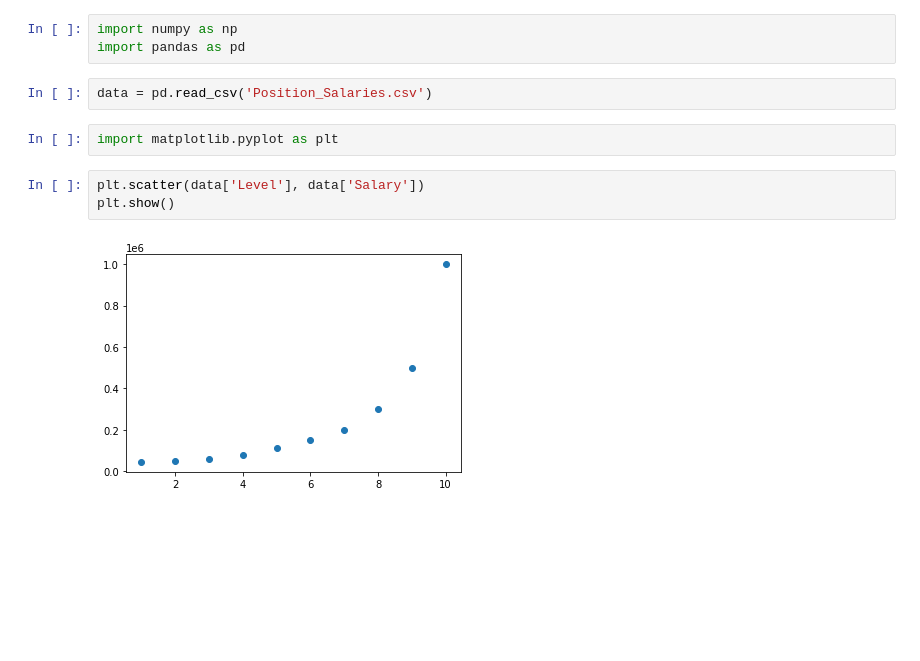
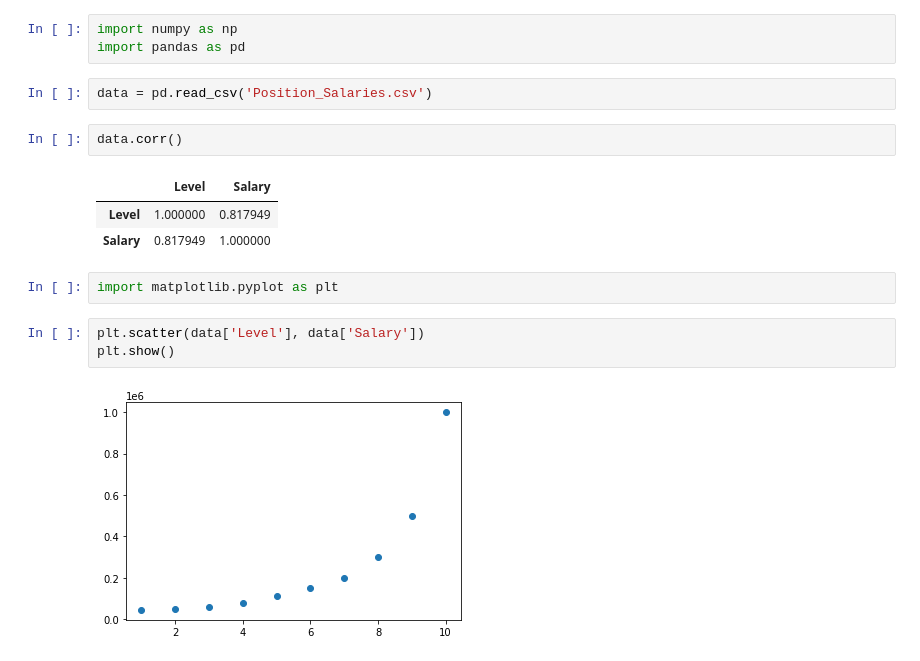
Before and after one commit to vinayak5002/ml, a Jupyter notebook: prev/regression/Polynomial/polynimial_reg.ipynb, the cells around one changed output. Saved outputs shown, nothing was run; the diff lists cells and outputs as text; blank space fills up the shorter version.

```diff
--- a/regression/Polynomial/polynimial_reg.ipynb
+++ b/prev/regression/Polynomial/polynimial_reg.ipynb
@@ -3,6 +3,12 @@ import numpy as np
 import pandas as pd
 # %%
 data = pd.read_csv('Position_Salaries.csv')
+# %%
+data.corr()
+# %% [output]
+|  | Level | Salary |
+| Level | 1.000000 | 0.817949 |
+| Salary | 0.817949 | 1.000000 |
 # %%
 import matplotlib.pyplot as plt
 # %%
```
Also changed, not shown: parts of 2 cells of this notebook, 15 other files.
